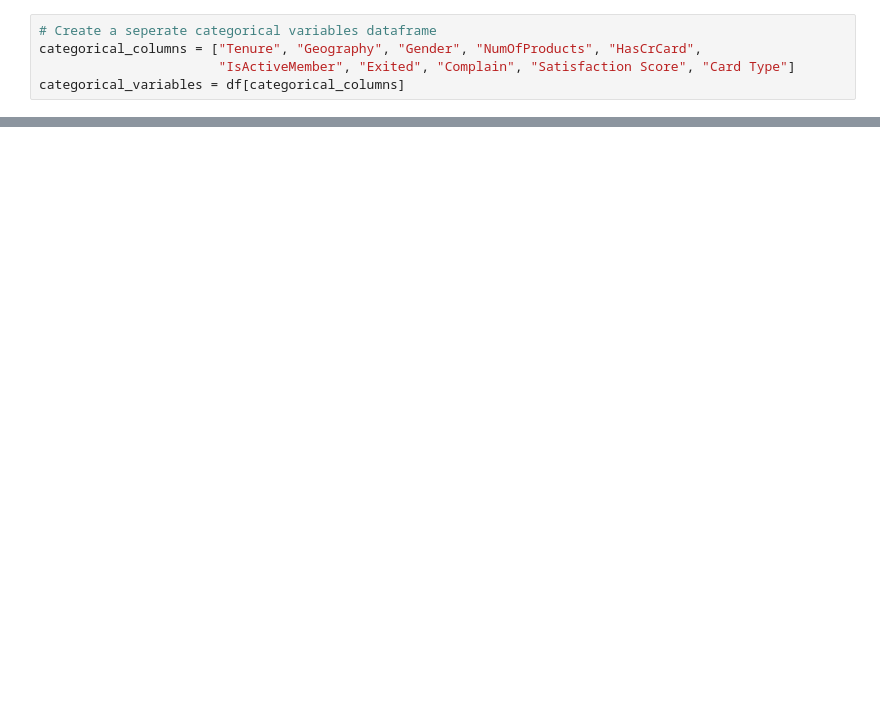
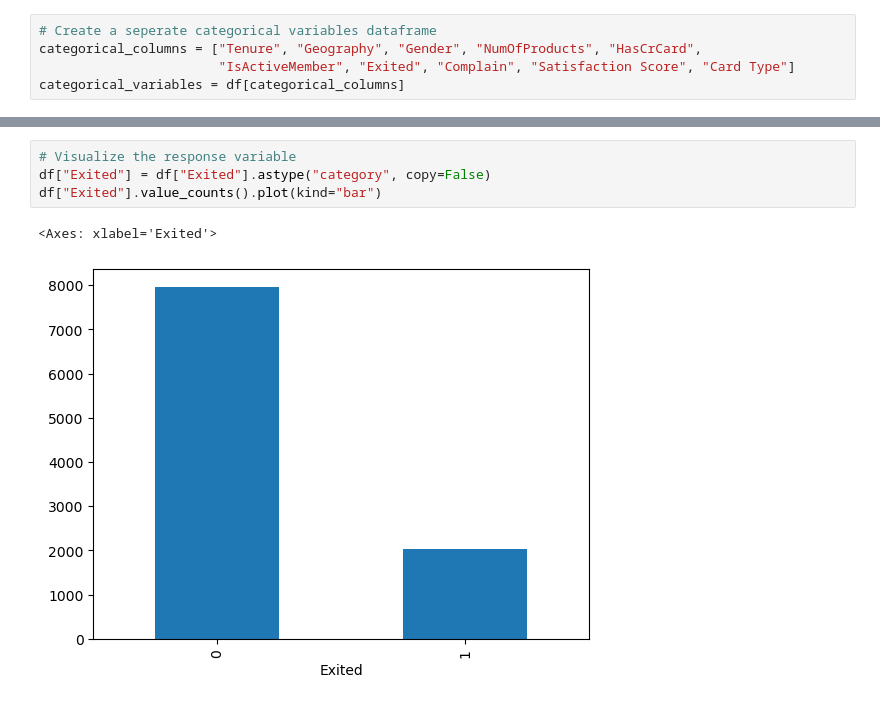
Before and after one commit to Ritaluooo/DS-Projects, a Jupyter notebook: Bank Customer Churn/code.ipynb, the cells around one changed output, grey strips where cells are left out. Drawn from its saved outputs; the diff is of its cells as text; blank space fills up the shorter version.

```diff
--- a/Bank Customer Churn/code.ipynb
+++ b/Bank Customer Churn/code.ipynb
@@ -93,0 +136,7 @@ for col in numerical_variables.select_dtypes(include=['number']):
+# %%
+# Visualize the response variable
+df["Exited"] = df["Exited"].astype("category", copy=False)
+df["Exited"].value_counts().plot(kind="bar")
+# %% [output]
+<Axes: xlabel='Exited'>
+[figure, added]
```
Also changed, not shown: parts of 25 cells of this notebook.
